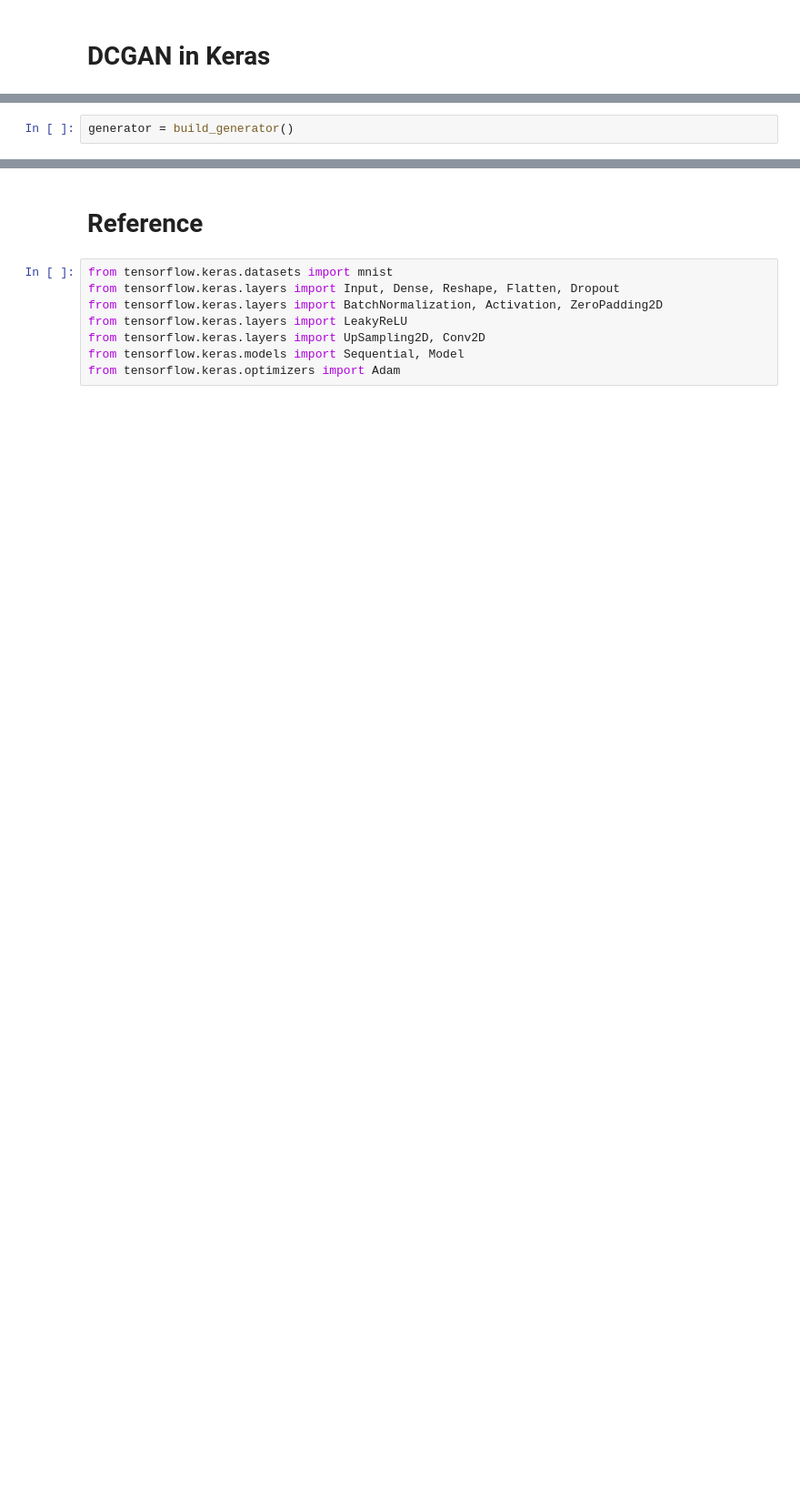
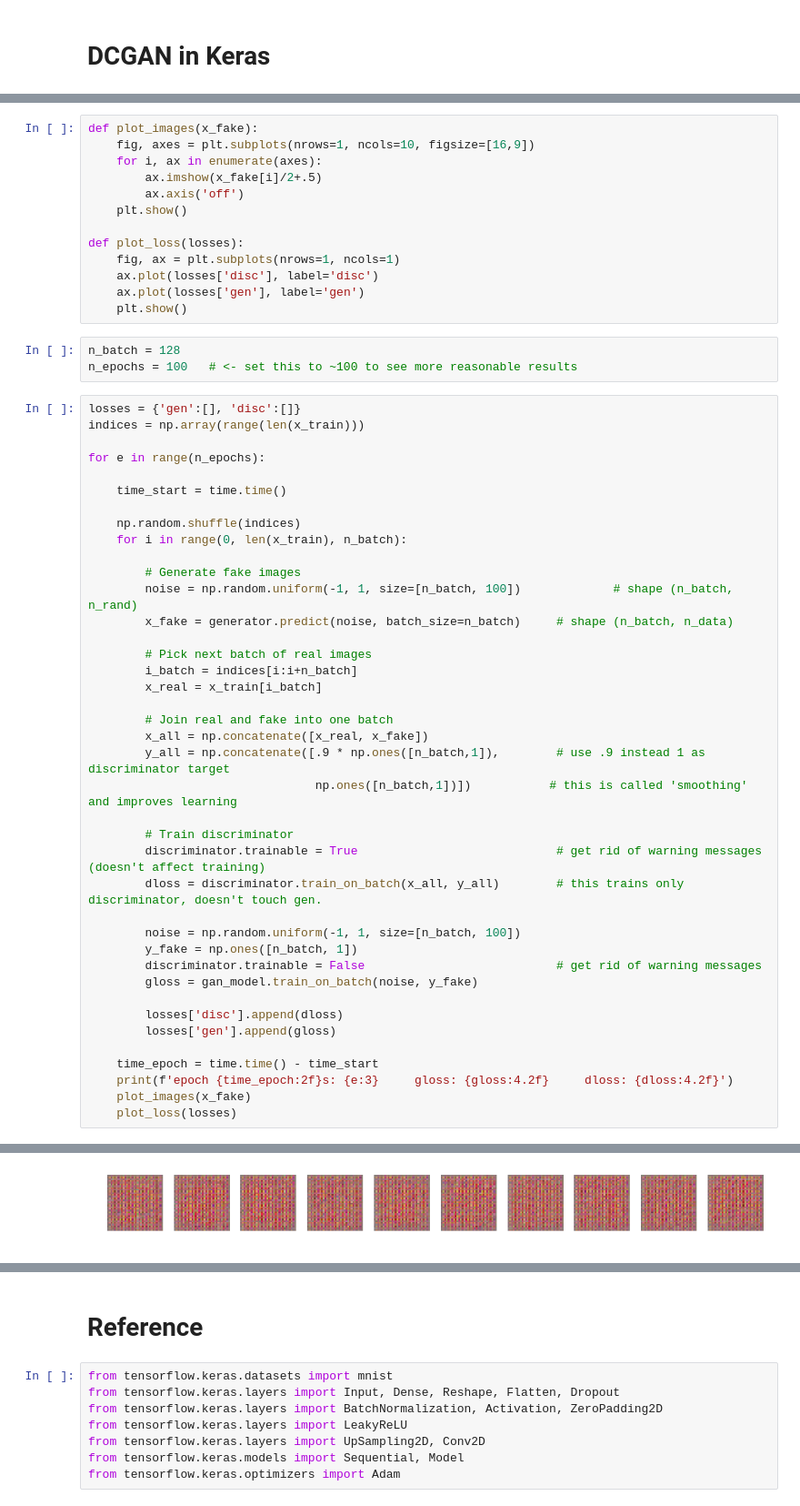
Before and after one commit to marcinbogdanski/ai-sketchpad, a Jupyter notebook: KerasNN/3210_DCGAN.ipynb, the cells around one changed output, grey strips where cells are left out. Shown at 91% size. Saved outputs shown, nothing was run; the diff lists cells and outputs as text; blank space fills up the shorter version.

```diff
--- a/KerasNN/3210_DCGAN.ipynb
+++ b/KerasNN/3210_DCGAN.ipynb
@@ -248,2 +265,0 @@ _________________________________________________________________
-# %%
-generator = build_generator()
@@ -292,0 +305,57 @@ _________________________________________________________________
+# %%
+def plot_images(x_fake):
+    fig, axes = plt.subplots(nrows=1, ncols=10, figsize=[16,9])
+    for i, ax in enumerate(axes):
+        ax.imshow(x_fake[i]/2+.5)
+        ax.axis('off')
+    plt.show()
+
+def plot_loss(losses):
+    fig, ax = plt.subplots(nrows=1, ncols=1)
+    ax.plot(losses['disc'], label='disc')
+    ax.plot(losses['gen'], label='gen')
+    plt.show()
+# %%
+n_batch = 128
+n_epochs = 100   # <- set this to ~100 to see more reasonable results
+# %%
+losses = {'gen':[], 'disc':[]}
+indices = np.array(range(len(x_train)))
+
+for e in range(n_epochs):
+
+    time_start = time.time()
+
+    np.random.shuffle(indices)
+    for i in range(0, len(x_train), n_batch):
+
+        # Generate fake images
+        noise = np.random.uniform(-1, 1, size=[n_batch, 100])             # shape (n_batch, n_rand)
+        x_fake = generator.predict(noise, batch_size=n_batch)     # shape (n_batch, n_data)
+
+        # Pick next batch of real images
+        i_batch = indices[i:i+n_batch]
+        x_real = x_train[i_batch]
+
+        # Join real and fake into one batch
+        x_all = np.concatenate([x_real, x_fake])
+        y_all = np.concatenate([.9 * np.ones([n_batch,1]),        # use .9 instead 1 as discriminator target
+                                np.ones([n_batch,1])])           # this is called 'smoothing' and improves learning
+
+        # Train discriminator
+        discriminator.trainable = True                            # get rid of warning messages (doesn't affect training)
+        dloss = discriminator.train_on_batch(x_all, y_all)        # this trains only discriminator, doesn't touch gen.
+
+        noise = np.random.uniform(-1, 1, size=[n_batch, 100])
+        y_fake = np.ones([n_batch, 1])
+        discriminator.trainable = False                           # get rid of warning messages
+        gloss = gan_model.train_on_batch(noise, y_fake)
+
+        losses['disc'].append(dloss)
+        losses['gen'].append(gloss)
+
+    time_epoch = time.time() - time_start
+    print(f'epoch {time_epoch:2f}s: {e:3}     gloss: {gloss:4.2f}     dloss: {dloss:4.2f}')
+    plot_images(x_fake)
+    plot_loss(losses)
+# %% [output]
@@ -292,0 +363 @@ _________________________________________________________________
+[figure, added]
```
Also changed, not shown: parts of 36 cells of this notebook, 1 other file.
